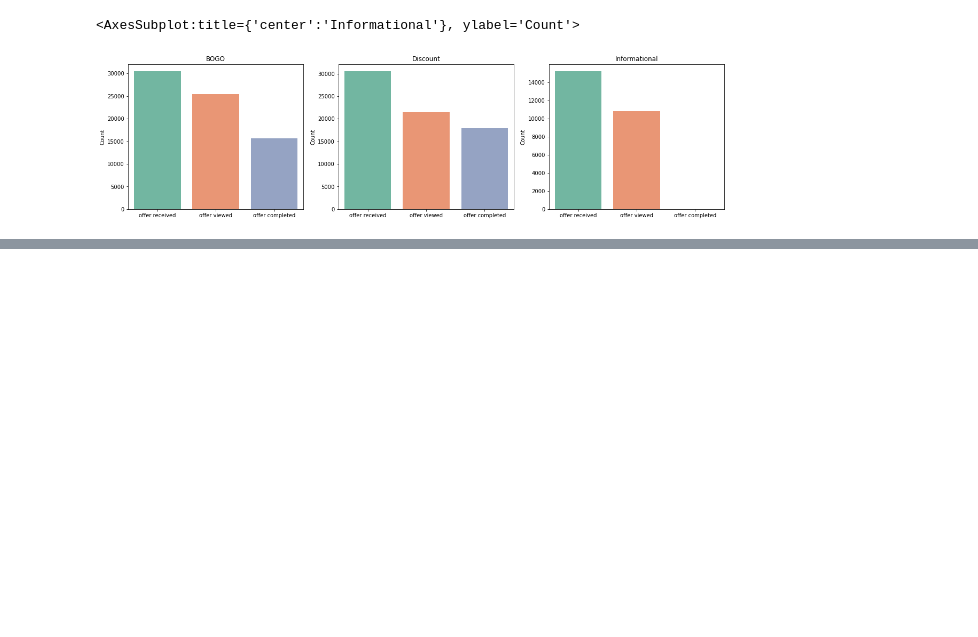
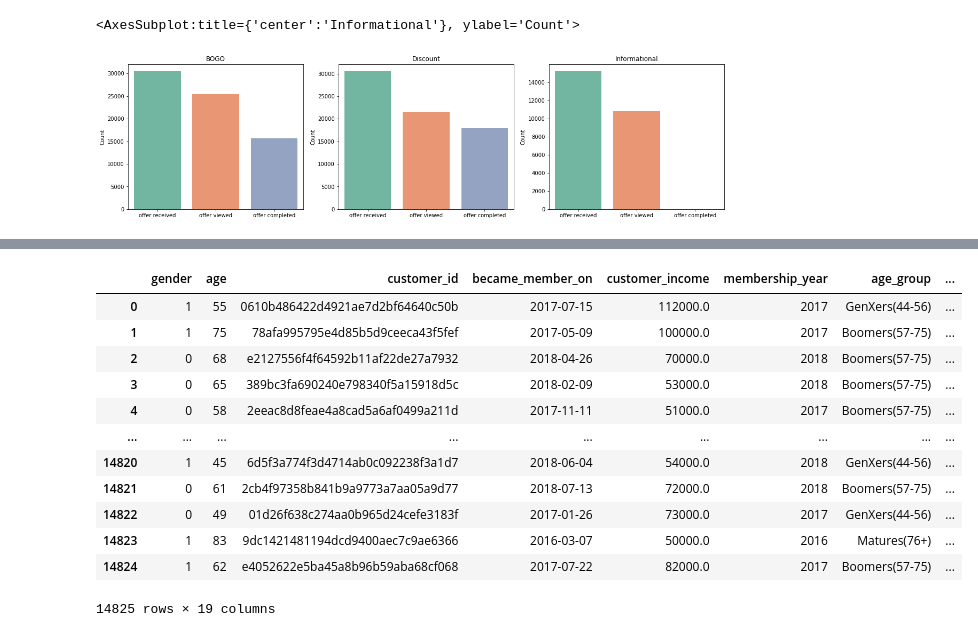
Before and after one commit to Arjunar92/Starbucks_Customer_Segmentation_Project, a Jupyter notebook: Starbucks_Capstone_Data_Exploration.ipynb, the cells around one changed output, grey strips where cells are left out. Saved outputs shown, nothing was run; the diff lists cells and outputs as text; code cells hidden in the pictures; blank space fills up the shorter version.

```diff
--- a/Starbucks_Capstone_Data_Exploration.ipynb
+++ b/Starbucks_Capstone_Data_Exploration.ipynb
@@ -411,7 +411,7 @@ portfolio_df
 # %%
 def clean_profile(profile = profile):
 
-        '''
+    '''
     INPUT:
     profile - (pandas dataframe), profile data
 
@@ -435,12 +435,12 @@ def clean_profile(profile = profile):
     #profile = profile[profile['gender'] != 'O']
     profile = profile.reset_index(drop=True)
 
-    binarizerobj = LabelBinarizer()
-    profile['gender'] = binarizerobj.fit_transform(profile['gender'])
+    #binarizerobj = LabelBinarizer()
+    gender_df = pd.get_dummies(profile['gender'])
 
-    gender_integer_map = {}
-    for i in binarizerobj.classes_:
-        gender_integer_map[i] = binarizerobj.transform([i])[0,0]
+    #gender_integer_map = {}
+    #for i in binarizerobj.classes_:
+      #  gender_integer_map[i] = binarizerobj.transform([i])[0,0]
 
 
 
@@ -449,6 +449,16 @@ def clean_profile(profile = profile):
     #Encode the year values
     profile['membership_year'] = profile['became_member_on'].apply(lambda elem: elem.year)
     membership_year_df = pd.get_dummies(profile['membership_year'])
+
+
+    #Group the Salary ranges
+    sal_labels = ['Under $25K',' $25,000 - $49,999','$50,000 - $74,999','$75,000 - $99,999', '$100K']
+
+    profile['customer_income_range'] = pd.cut(profile['customer_income'],
+                                                      bins=[1, 25000, 49999, 74999, 99999, 150000] ,
+                                  labels=sal_labels, include_lowest=True)
+    # Encode for Age ranges
+    salrange_df = pd.get_dummies(profile['customer_income_range'])
 
 
     #Group the age ranges
@@ -462,8 +472,8 @@ def clean_profile(profile = profile):
 
 
     # Appened all the encoded variables to the main dataframe
-    profile = pd.concat([profile,
-                         agerange_df,
+    profile = pd.concat([profile,gender_df,
+                         agerange_df,salrange_df,
                          membership_year_df], axis=1)
 
 
@@ -474,5 +484,5 @@ def clean_profile(profile = profile):
                                     'membership_year'])'''
     return profile
 profile_df = clean_profile(profile)
-profile_df = profile_df[['gender','age', 'customer_id','became_member_on',
-            'customer_income','membership_year','age_group']]
+#profile_df = profile_df[['gender','age', 'customer_id','became_member_on',
+#            'customer_income','membership_year','age_group']]
@@ -918,0 +964,21 @@ offer_conversion_rate(offers_type)
+# %%
+profile_df_test = profile_df.copy()
+# %%
+profile_df_test['customer_income_range'] = pd.cut(profile_df_test['customer_income'], bins=[1, 25000, 49999, 74999, 99999, 150000] ,
+                                  labels=['Under $25K',' $25,000 - $49,999','$50,000 - $74,999','$75,000 - $99,999', '$100K'], include_lowest=True)
+# %%
+profile_df_test
+# %% [output]
+|  | gender | age | customer_id | became_member_on | customer_income | membership_year | age_group | ... |
+| 0 | 1 | 55 | 0610b486422d4921ae7d2bf64640c50b | 2017-07-15 | 112000.0 | 2017 | GenXers(44-56) | ... |
+| 1 | 1 | 75 | 78afa995795e4d85b5d9ceeca43f5fef | 2017-05-09 | 100000.0 | 2017 | Boomers(57-75) | ... |
+| 2 | 0 | 68 | e2127556f4f64592b11af22de27a7932 | 2018-04-26 | 70000.0 | 2018 | Boomers(57-75) | ... |
+| 3 | 0 | 65 | 389bc3fa690240e798340f5a15918d5c | 2018-02-09 | 53000.0 | 2018 | Boomers(57-75) | ... |
+| 4 | 0 | 58 | 2eeac8d8feae4a8cad5a6af0499a211d | 2017-11-11 | 51000.0 | 2017 | Boomers(57-75) | ... |
+| ... | ... | ... | ... | ... | ... | ... | ... | ... |
+| 14820 | 1 | 45 | 6d5f3a774f3d4714ab0c092238f3a1d7 | 2018-06-04 | 54000.0 | 2018 | GenXers(44-56) | ... |
+| 14821 | 0 | 61 | 2cb4f97358b841b9a9773a7aa05a9d77 | 2018-07-13 | 72000.0 | 2018 | Boomers(57-75) | ... |
+| 14822 | 0 | 49 | 01d26f638c274aa0b965d24cefe3183f | 2017-01-26 | 73000.0 | 2017 | GenXers(44-56) | ... |
+| 14823 | 1 | 83 | 9dc1421481194dcd9400aec7c9ae6366 | 2016-03-07 | 50000.0 | 2016 | Matures(76+) | ... |
+| 14824 | 1 | 62 | e4052622e5ba45a8b96b59aba68cf068 | 2017-07-22 | 82000.0 | 2017 | Boomers(57-75) | ... |
+14825 rows × 19 columns
```
Also changed, not shown: parts of 10 cells of this notebook.
